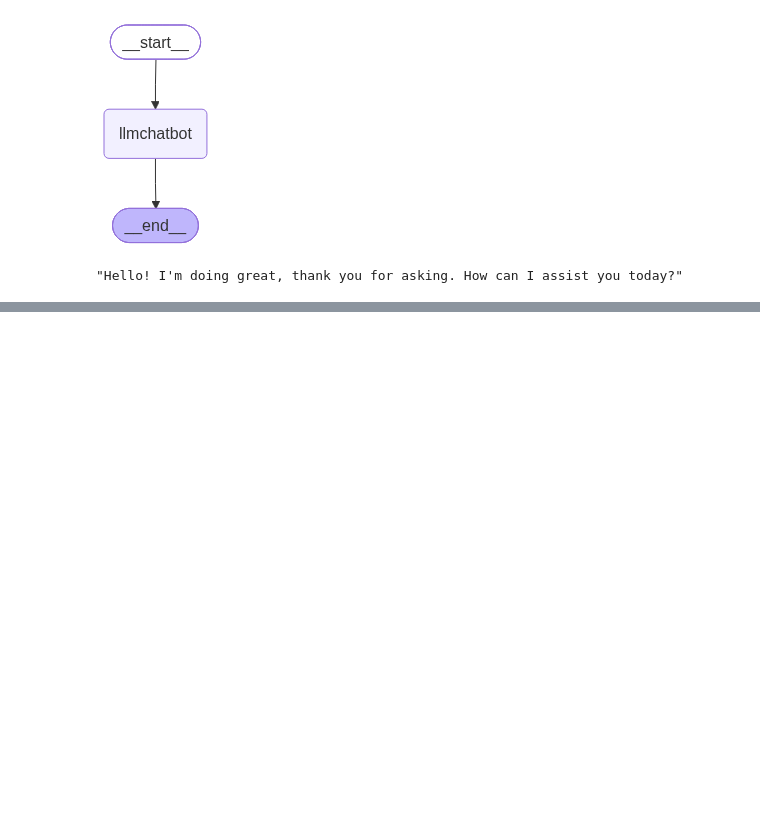
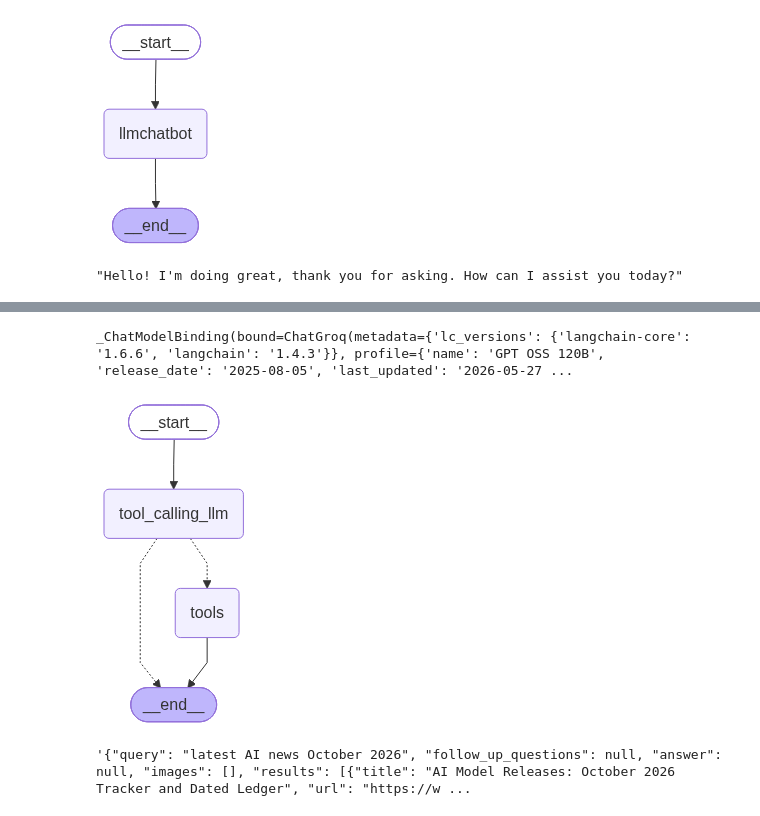
Before and after one commit to codeincraft/agentico, a Jupyter notebook: chatbot/chatbot.ipynb, the cells around one changed output, grey strips where cells are left out. Saved outputs shown, nothing was run; the diff lists cells and outputs as text; code cells hidden in the pictures; blank space fills up the shorter version.

```diff
--- a/chatbot/chatbot.ipynb
+++ b/chatbot/chatbot.ipynb
@@ -70,0 +95,51 @@ Hello! I'm doing great, thank you for asking. How can I help you today?
+# %%
+# custom functions
+
+def multiply(a: int, b: int) -> int:
+    """ Multiply a and b
+    args:
+        a (int): first number
+        b (int): second number
+    returns:
+        int: output int
+    """
+    return a * b
+# %%
+tools = [tool, multiply]
+# %%
+llm_with_tools = llm.bind_tools(tools)
+# %%
+llm_with_tools
+# %% [output]
+_ChatModelBinding(bound=ChatGroq(metadata={'lc_versions': {'langchain-core': '1.6.6', 'langchain': '1.4.3'}}, profile={'name': 'GPT OSS 120B', 'release_date': '2025-08-05', 'last_updated': '2026-05-27 ...
+# %%
+# StateGraoh
+
+from langgraph.graph import StateGraph, START, END
+from langgraph.prebuilt import ToolNode
+from langgraph.prebuilt import tools_condition
+
+#Node functionality
+def tool_calling_llm(state:State):
+    return {"messages":[llm_with_tools.invoke(state["messages"])]}
+
+##Graph
+builder = StateGraph(State)
+builder.add_node("tool_calling_llm", tool_calling_llm)
+builder.add_node("tools", ToolNode(tools))
+
+# Add edges
+builder.add_edge(START, "tool_calling_llm")
+builder.add_conditional_edges(
+    "tool_calling_llm",
+    #if the latest message (result) from assistant is a tool call -> tools_condition routes to tools
+    #if the latest message (result) from assistant is not a tool call -> tools_condition routes to END
+    tools_condition)
+builder.add_edge("tools",END)
+
+#compile the graph
+graph = builder.compile()
+from IPython.display import Image, display
+display(Image(graph.get_graph().draw_mermaid_png()))
+# %% [output]
+[figure, added]
@@ -70,0 +148,4 @@ Hello! I'm doing great, thank you for asking. How can I help you today?
+# %%
+response['messages'][-1].content
+# %% [output]
+'{"query": "latest AI news October 2026", "follow_up_questions": null, "answer": null, "images": [], "results": [{"title": "AI Model Releases: October 2026 Tracker and Dated Ledger", "url": "https://w ...
```
Also changed, not shown: parts of 21 cells of this notebook, 3 other files.
